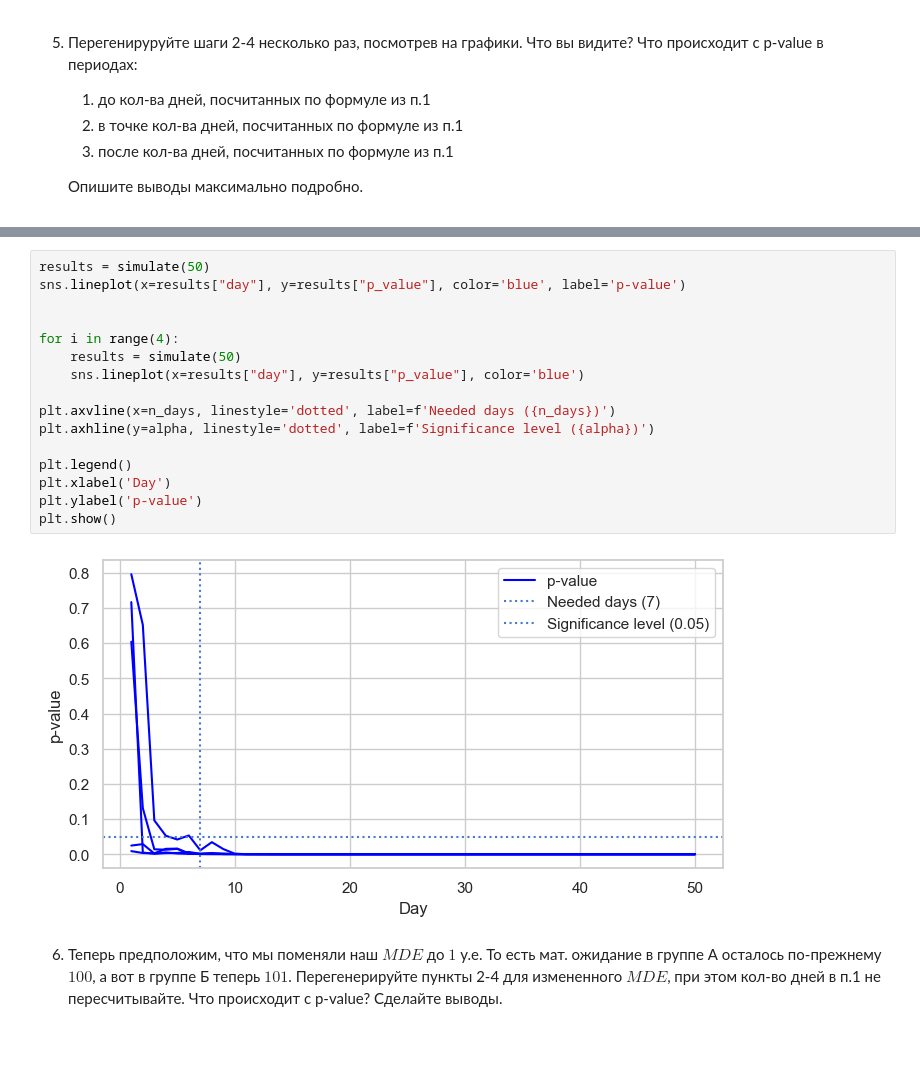
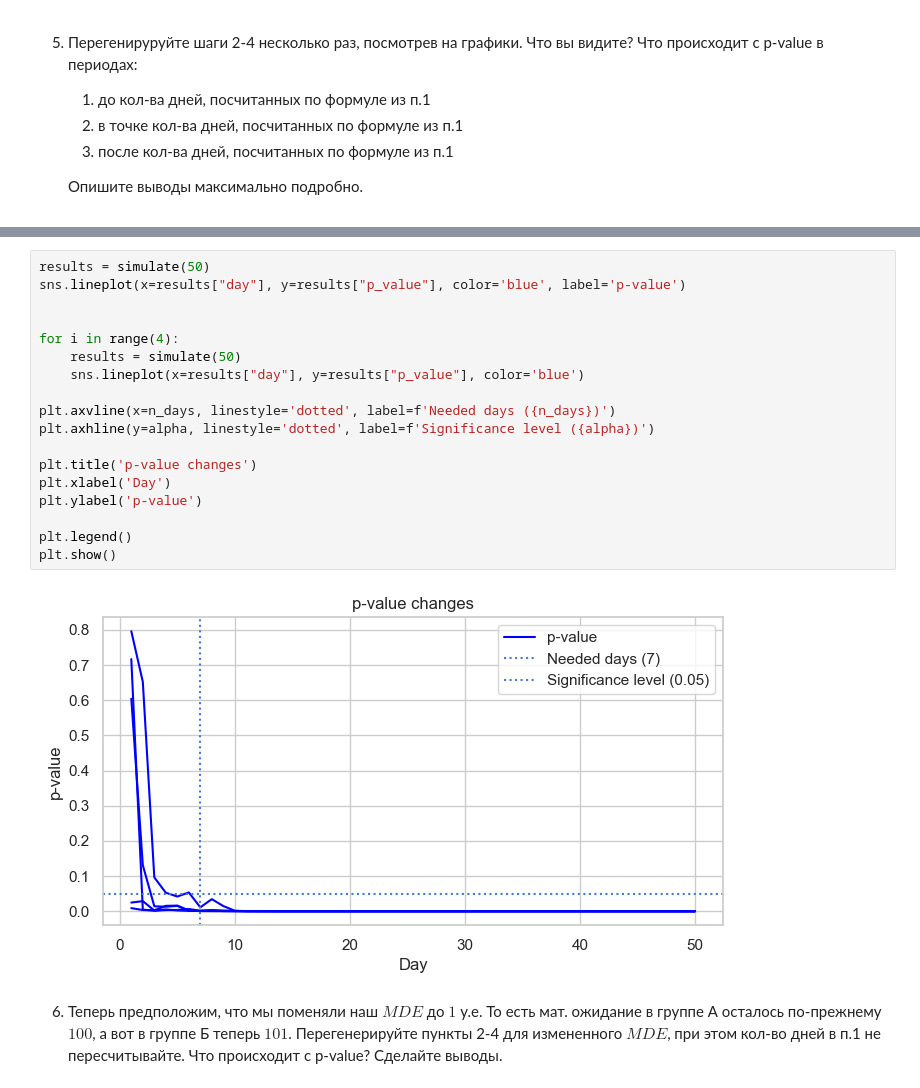
Before and after one commit to Kerblif/andan_2023-1, a Jupyter notebook: hw/hw04/hw04-red_or_blue.ipynb, the cells around one changed output, grey strips where cells are left out. Saved outputs shown, nothing was run; the diff lists cells and outputs as text; blank space fills up the shorter version.

```diff
--- a/hw/hw04/hw04-red_or_blue.ipynb
+++ b/hw/hw04/hw04-red_or_blue.ipynb
@@ -580,21 +583,23 @@ plt.show()
 # %%
 results = simulate(50)
 sns.lineplot(x=results["day"], y=results["p_value"], color='blue', label='p-value')
 
 
 for i in range(4):
     results = simulate(50)
     sns.lineplot(x=results["day"], y=results["p_value"], color='blue')
 
 plt.axvline(x=n_days, linestyle='dotted', label=f'Needed days ({n_days})')
 plt.axhline(y=alpha, linestyle='dotted', label=f'Significance level ({alpha})')
 
-plt.legend()
+plt.title('p-value changes')
 plt.xlabel('Day')
 plt.ylabel('p-value')
+
+plt.legend()
 plt.show()
 # %% [output]
-[figure, old version]
+[figure, new version]
 # %% [markdown]
 6. Теперь предположим, что мы поменяли наш $MDE$ до $1$ у.е. То есть мат. ожидание в группе А осталось по-прежнему $100$, а вот в группе Б теперь $101$. Перегенерируйте пункты 2-4 для измененного $MDE$, при этом кол-во дней в п.1 не пересчитывайте. Что происходит с p-value? Сделайте выводы.
 # %%
```
Also changed, not shown: parts of 6 cells of this notebook.
